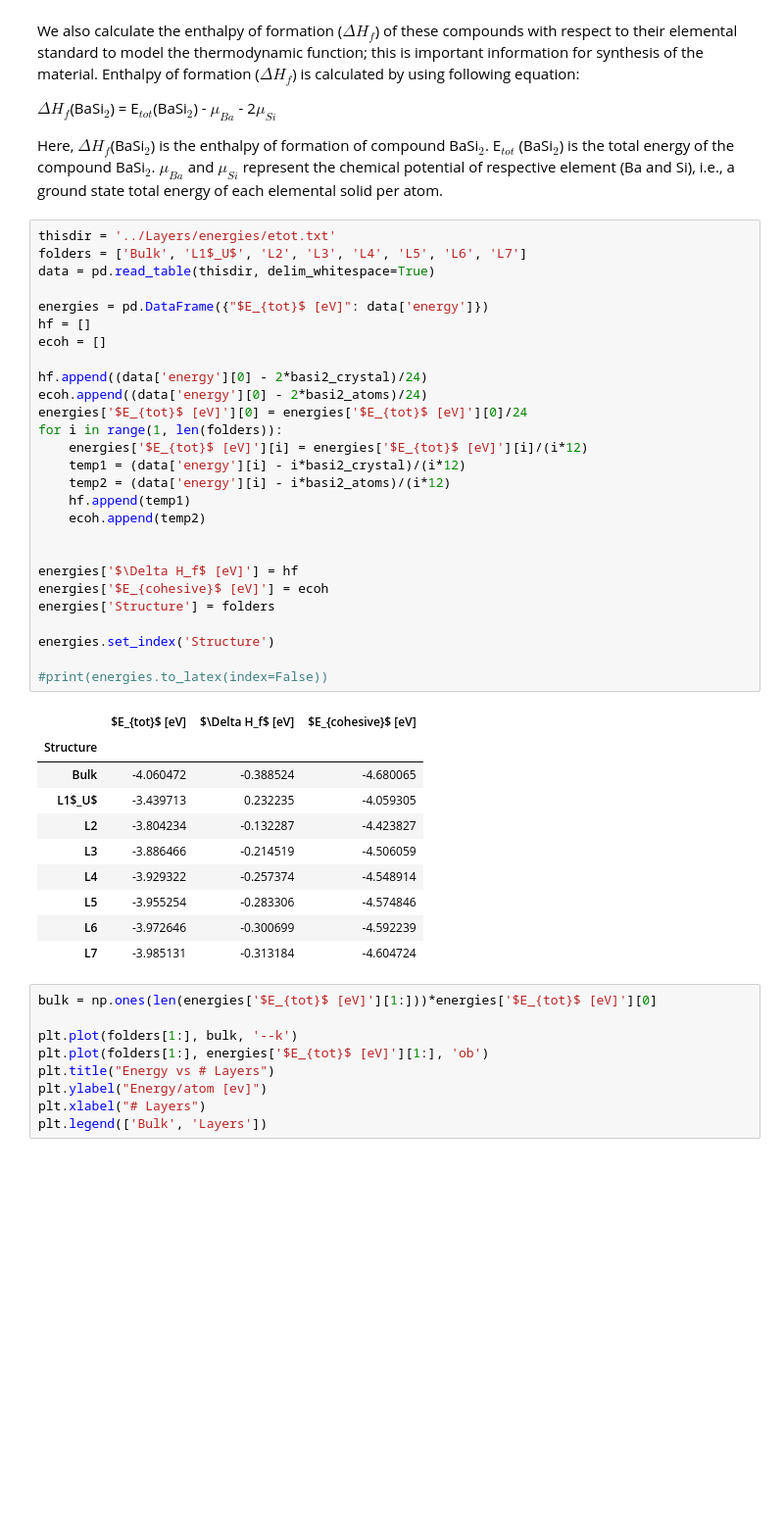
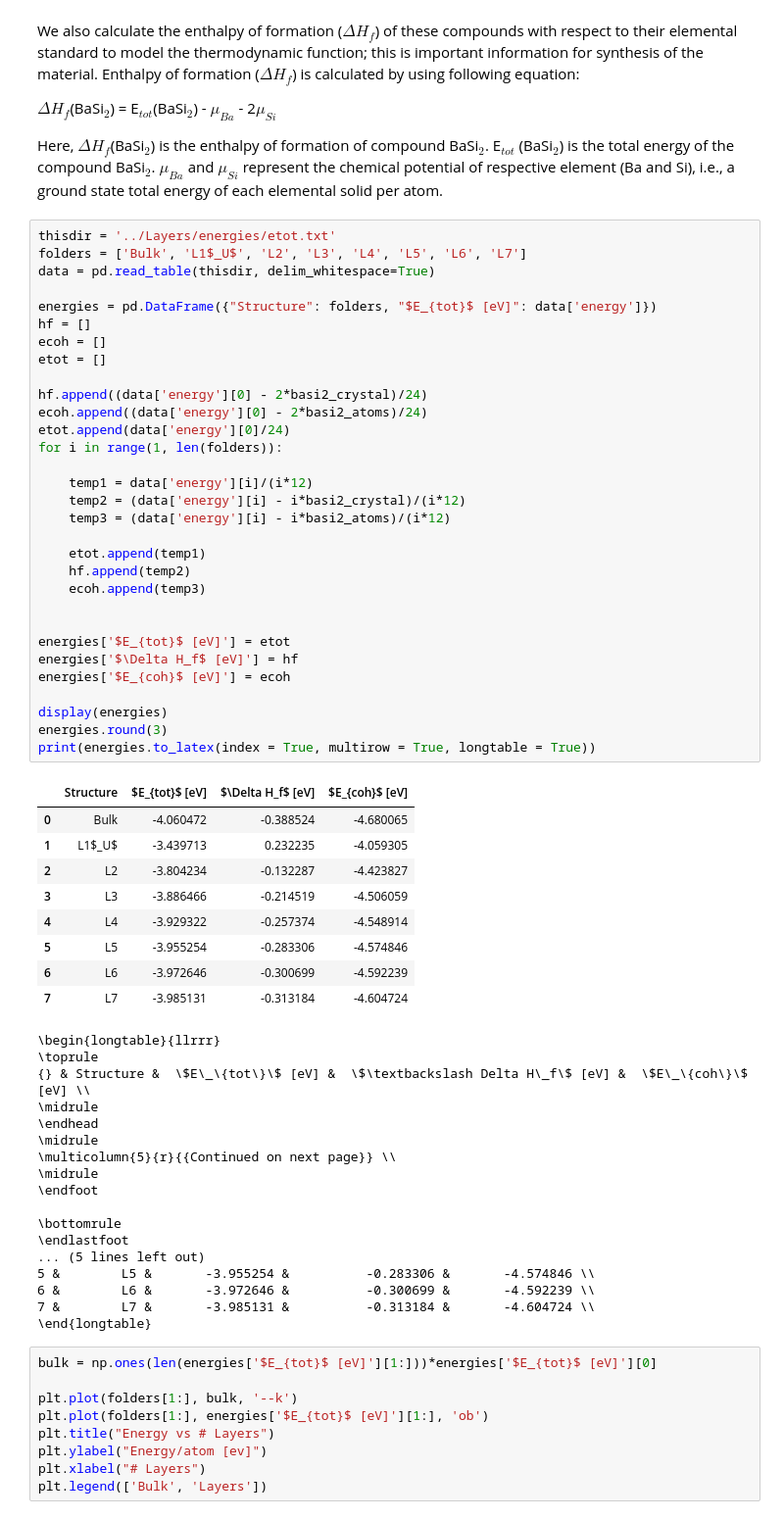
Before and after one commit to Moejay10/DFT, a Jupyter notebook: Results/Notebooks/2D_Analysis.ipynb, the cells around one changed output. Shown at 98% size. Cells and saved outputs as stored; diff of their text form; blank space fills up the shorter version.

```diff
--- a/Results/Notebooks/2D_Analysis.ipynb
+++ b/Results/Notebooks/2D_Analysis.ipynb
@@ -90,41 +296,61 @@ Here, $\Delta H_f$(BaSi$_2$) is the enthalpy of formation of compound BaSi$_2$.
 # %%
 thisdir = '../Layers/energies/etot.txt'
 folders = ['Bulk', 'L1$_U$', 'L2', 'L3', 'L4', 'L5', 'L6', 'L7']
 data = pd.read_table(thisdir, delim_whitespace=True)
 
-energies = pd.DataFrame({"$E_{tot}$ [eV]": data['energy']})
+energies = pd.DataFrame({"Structure": folders, "$E_{tot}$ [eV]": data['energy']})
 hf = []
 ecoh = []
+etot = []
 
 hf.append((data['energy'][0] - 2*basi2_crystal)/24)
 ecoh.append((data['energy'][0] - 2*basi2_atoms)/24)
-energies['$E_{tot}$ [eV]'][0] = energies['$E_{tot}$ [eV]'][0]/24
+etot.append(data['energy'][0]/24)
 for i in range(1, len(folders)):
-    energies['$E_{tot}$ [eV]'][i] = energies['$E_{tot}$ [eV]'][i]/(i*12)
-    temp1 = (data['energy'][i] - i*basi2_crystal)/(i*12)
-    temp2 = (data['energy'][i] - i*basi2_atoms)/(i*12)
-    hf.append(temp1)
-    ecoh.append(temp2)
+
+    temp1 = data['energy'][i]/(i*12)
+    temp2 = (data['energy'][i] - i*basi2_crystal)/(i*12)
+    temp3 = (data['energy'][i] - i*basi2_atoms)/(i*12)
+
+    etot.append(temp1)
+    hf.append(temp2)
+    ecoh.append(temp3)
 
 
+energies['$E_{tot}$ [eV]'] = etot
 energies['$\Delta H_f$ [eV]'] = hf
-energies['$E_{cohesive}$ [eV]'] = ecoh
-energies['Structure'] = folders
+energies['$E_{coh}$ [eV]'] = ecoh
 
-energies.set_index('Structure')
-
-#print(energies.to_latex(index=False))
+display(energies)
+energies.round(3)
+print(energies.to_latex(index = True, multirow = True, longtable = True))
 # %% [output]
-|  | $E_{tot}$ [eV] | $\Delta H_f$ [eV] | $E_{cohesive}$ [eV] |
-| Structure |  |  |  |
-| Bulk | -4.060472 | -0.388524 | -4.680065 |
-| L1$_U$ | -3.439713 | 0.232235 | -4.059305 |
-| L2 | -3.804234 | -0.132287 | -4.423827 |
-| L3 | -3.886466 | -0.214519 | -4.506059 |
-| L4 | -3.929322 | -0.257374 | -4.548914 |
-| L5 | -3.955254 | -0.283306 | -4.574846 |
-| L6 | -3.972646 | -0.300699 | -4.592239 |
-| L7 | -3.985131 | -0.313184 | -4.604724 |
+|  | Structure | $E_{tot}$ [eV] | $\Delta H_f$ [eV] | $E_{coh}$ [eV] |
+| 0 | Bulk | -4.060472 | -0.388524 | -4.680065 |
+| 1 | L1$_U$ | -3.439713 | 0.232235 | -4.059305 |
+| 2 | L2 | -3.804234 | -0.132287 | -4.423827 |
+| 3 | L3 | -3.886466 | -0.214519 | -4.506059 |
+| 4 | L4 | -3.929322 | -0.257374 | -4.548914 |
+| 5 | L5 | -3.955254 | -0.283306 | -4.574846 |
+| 6 | L6 | -3.972646 | -0.300699 | -4.592239 |
+| 7 | L7 | -3.985131 | -0.313184 | -4.604724 |
+\begin{longtable}{llrrr}
+\toprule
+{} & Structure &  \$E\_\{tot\}\$ [eV] &  \$\textbackslash Delta H\_f\$ [eV] &  \$E\_\{coh\}\$ [eV] \\
+\midrule
+\endhead
+\midrule
+\multicolumn{5}{r}{{Continued on next page}} \\
+\midrule
+\endfoot
+
+\bottomrule
+\endlastfoot
+... (5 lines left out)
+5 &        L5 &       -3.955254 &          -0.283306 &       -4.574846 \\
+6 &        L6 &       -3.972646 &          -0.300699 &       -4.592239 \\
+7 &        L7 &       -3.985131 &          -0.313184 &       -4.604724 \\
+\end{longtable}
 # %%
 bulk = np.ones(len(energies['$E_{tot}$ [eV]'][1:]))*energies['$E_{tot}$ [eV]'][0]
 
```
Also changed, not shown: parts of 10 cells of this notebook, 1 other file.
